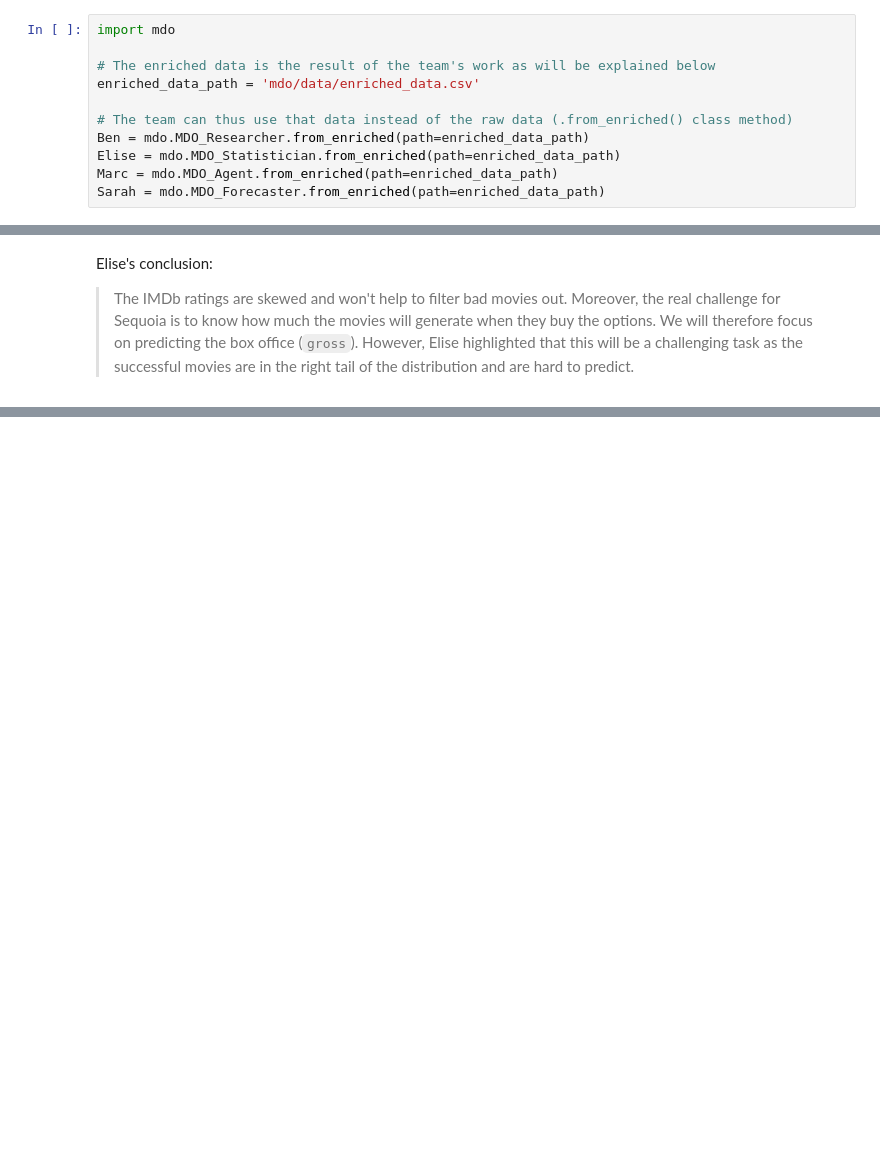
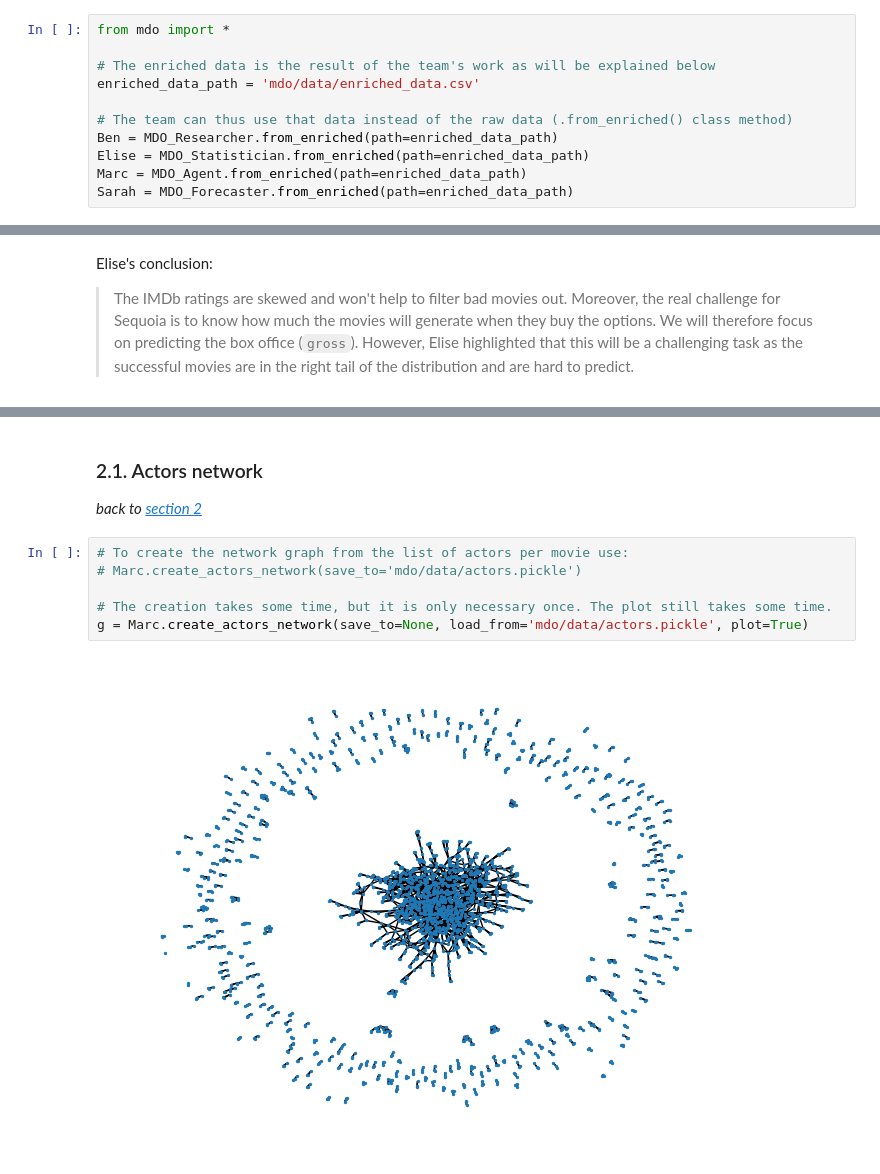
Before and after one commit to MathieuDemarets/hackathon, a Jupyter notebook: MDO_report.ipynb, the cells around one changed output, grey strips where cells are left out. Cells and saved outputs as stored; diff of their text form; blank space fills up the shorter version.

```diff
--- a/MDO_report.ipynb
+++ b/MDO_report.ipynb
@@ -28,11 +31,11 @@ For this project, the team of consultants is multi-disciplinary and composed of:
 # %%
-import mdo
+from mdo import *
 
 # The enriched data is the result of the team's work as will be explained below
 enriched_data_path = 'mdo/data/enriched_data.csv'
 
 # The team can thus use that data instead of the raw data (.from_enriched() class method)
-Ben = mdo.MDO_Researcher.from_enriched(path=enriched_data_path)
-Elise = mdo.MDO_Statistician.from_enriched(path=enriched_data_path)
-Marc = mdo.MDO_Agent.from_enriched(path=enriched_data_path)
-Sarah = mdo.MDO_Forecaster.from_enriched(path=enriched_data_path)
+Ben = MDO_Researcher.from_enriched(path=enriched_data_path)
+Elise = MDO_Statistician.from_enriched(path=enriched_data_path)
+Marc = MDO_Agent.from_enriched(path=enriched_data_path)
+Sarah = MDO_Forecaster.from_enriched(path=enriched_data_path)
@@ -102,0 +135,11 @@ Elise's conclusion:
+# %% [markdown]
+### 2.1. Actors network
+*back to [section 2](#2.-What-drives-success?)*
+# %%
+# To create the network graph from the list of actors per movie use:
+# Marc.create_actors_network(save_to='mdo/data/actors.pickle')
+
+# The creation takes some time, but it is only necessary once. The plot still takes some time.
+g = Marc.create_actors_network(save_to=None, load_from='mdo/data/actors.pickle', plot=True)
+# %% [output]
+[figure, added]
```
Also changed, not shown: parts of 45 cells of this notebook, 23 other files.
